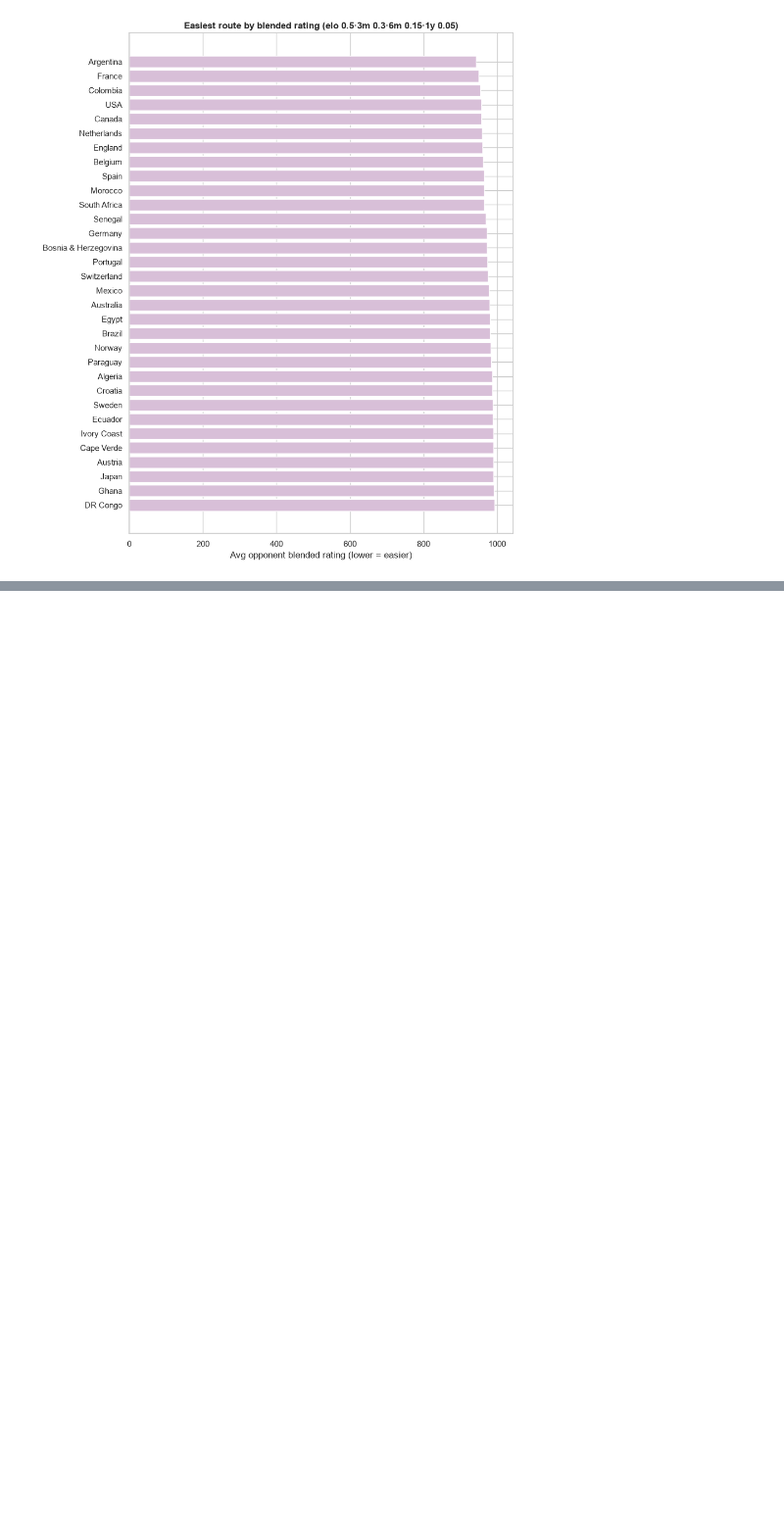
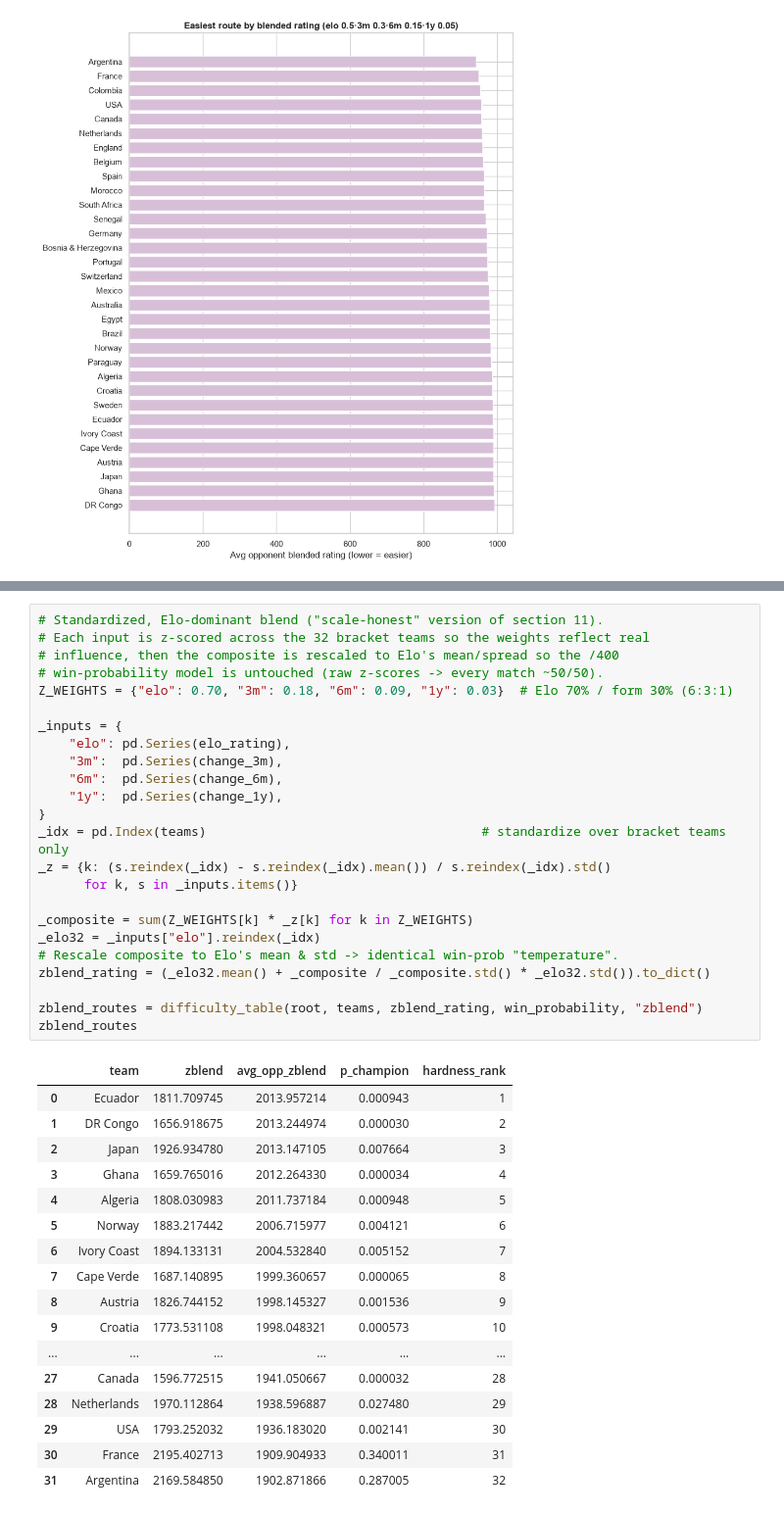
Before and after one commit to SiamRahman29/knockout-paths-elo, a Jupyter notebook: notebooks/hardest_routes.ipynb, the cells around one changed output, grey strips where cells are left out. Shown at 98% size. Drawn from its saved outputs; the diff is of its cells as text; blank space fills up the shorter version.

```diff
--- a/notebooks/hardest_routes.ipynb
+++ b/notebooks/hardest_routes.ipynb
@@ -515,0 +546,42 @@ plot_easiest(blend_routes, "avg_opp_blend",
+# %%
+# Standardized, Elo-dominant blend ("scale-honest" version of section 11).
+# Each input is z-scored across the 32 bracket teams so the weights reflect real
+# influence, then the composite is rescaled to Elo's mean/spread so the /400
+# win-probability model is untouched (raw z-scores -> every match ~50/50).
+Z_WEIGHTS = {"elo": 0.70, "3m": 0.18, "6m": 0.09, "1y": 0.03}  # Elo 70% / form 30% (6:3:1)
+
+_inputs = {
+    "elo": pd.Series(elo_rating),
+    "3m":  pd.Series(change_3m),
+    "6m":  pd.Series(change_6m),
+    "1y":  pd.Series(change_1y),
+}
+_idx = pd.Index(teams)                                    # standardize over bracket teams only
+_z = {k: (s.reindex(_idx) - s.reindex(_idx).mean()) / s.reindex(_idx).std()
+      for k, s in _inputs.items()}
+
+_composite = sum(Z_WEIGHTS[k] * _z[k] for k in Z_WEIGHTS)
+_elo32 = _inputs["elo"].reindex(_idx)
+# Rescale composite to Elo's mean & std -> identical win-prob "temperature".
+zblend_rating = (_elo32.mean() + _composite / _composite.std() * _elo32.std()).to_dict()
+
+zblend_routes = difficulty_table(root, teams, zblend_rating, win_probability, "zblend")
+zblend_routes
+# %% [output]
+|  | team | zblend | avg_opp_zblend | p_champion | hardness_rank |
+| 0 | Ecuador | 1811.709745 | 2013.957214 | 0.000943 | 1 |
+| 1 | DR Congo | 1656.918675 | 2013.244974 | 0.000030 | 2 |
+| 2 | Japan | 1926.934780 | 2013.147105 | 0.007664 | 3 |
+| 3 | Ghana | 1659.765016 | 2012.264330 | 0.000034 | 4 |
+| 4 | Algeria | 1808.030983 | 2011.737184 | 0.000948 | 5 |
+| 5 | Norway | 1883.217442 | 2006.715977 | 0.004121 | 6 |
+| 6 | Ivory Coast | 1894.133131 | 2004.532840 | 0.005152 | 7 |
+| 7 | Cape Verde | 1687.140895 | 1999.360657 | 0.000065 | 8 |
+| 8 | Austria | 1826.744152 | 1998.145327 | 0.001536 | 9 |
+| 9 | Croatia | 1773.531108 | 1998.048321 | 0.000573 | 10 |
+| ... | ... | ... | ... | ... | ... |
+| 27 | Canada | 1596.772515 | 1941.050667 | 0.000032 | 28 |
+| 28 | Netherlands | 1970.112864 | 1938.596887 | 0.027480 | 29 |
+| 29 | USA | 1793.252032 | 1936.183020 | 0.002141 | 30 |
+| 30 | France | 2195.402713 | 1909.904933 | 0.340011 | 31 |
+| 31 | Argentina | 2169.584850 | 1902.871866 | 0.287005 | 32 |
```
Also changed, not shown: parts of 2 cells of this notebook.
